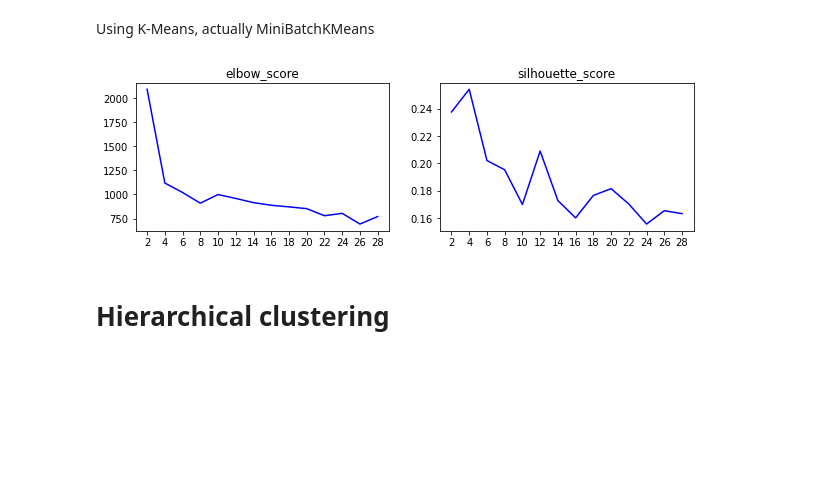
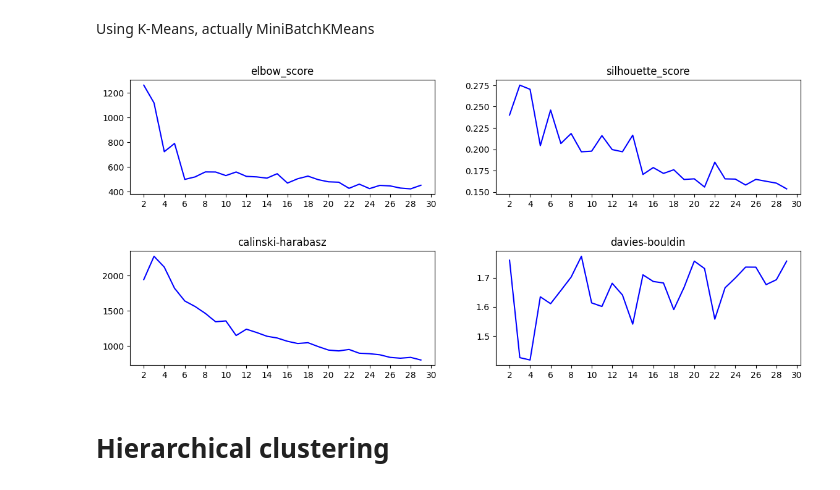
Before and after one commit to adgiz05/spotify_unsupervised_learning, a Jupyter notebook: main.ipynb, the cells around one changed output. Saved outputs shown, nothing was run; the diff lists cells and outputs as text; code cells hidden in the pictures; blank space fills up the shorter version.

Commit message:
hierarchical clustering and kmeans metrics

```diff
--- a/main.ipynb
+++ b/main.ipynb
@@ -83,7 +84,7 @@ dataset = scaler.transform(dataset)
 # %% [markdown]
 Defining the metrics function
 # %%
-def elbow_score(dataset, model):
+def elbow_score(dataset, labels, model):
     centroids = model.cluster_centers_
     #Calculating shoulder metric
     curr_elb = 0
@@ -94,7 +95,7 @@ def elbow_score(dataset, model):
     return curr_elb
 
 
-def clustering_metrics(dataset, model_str, range_, plot=False):
+def clustering_metrics(dataset, model_str, range_, plot=False, save=False):
     elb, sil, c_h, d_b = [], [], [], []
 
     for k in tqdm(range_):
@@ -103,26 +104,29 @@ def clustering_metrics(dataset, model_str, range_, plot=False):
 
         labels = model.predict(dataset)
 
-        if model_str == 'kmeans': elb.append(elbow_score(dataset, model))
+        if model_str == 'kmeans': elb.append(elbow_score(dataset, labels, model))
         sil.append(silhouette_score(dataset, labels))
-        #c_h.append(calinski_harabasz_score(dataset, labels))
-        #d_b.append(davies_bouldin_score(dataset, labels))
+        c_h.append(calinski_harabasz_score(dataset, labels))
+        d_b.append(davies_bouldin_score(dataset, labels))
 
-    metrics = {
-        'silhouette_score'  : sil,
-        #'calinski-harabasz' : c_h,
-        #'davies-bouldin'    : d_b
-    }
+    metrics = {}
 
     if model_str == 'kmeans': metrics['elbow_score'] = elb
 
+    metrics['silhouette_score']     = sil
+    metrics['calinski-harabasz']    = c_h
+    metrics['davies-bouldin']       = d_b
+
+
     if plot:
-        plt.figure(figsize=(10, 6))
+        plt.figure(figsize=(14, 6))
         for i, (title, values) in enumerate(zip(metrics.keys(), metrics.values())):
             plt.subplot(2, 2, i+1)
+            plt.subplots_adjust(hspace=0.5)
             plt.title(title)
-            plt.xticks(range_)
+            plt.xticks(range(2, 32, 2))
             plt.plot(range_, values, 'b-')
+            if save is True: plt.savefig(f'./images/{model_str}_metrics.png')
 
     return metrics
 # %% [markdown]
@@ -130,9 +134,9 @@ def clustering_metrics(dataset, model_str, range_, plot=False):
 # %% [markdown]
 Using K-Means, actually MiniBatchKMeans
 # %%
-metrics = clustering_metrics(dataset, 'kmeans', range(2, 30, 2), plot=True)
+metrics = clustering_metrics(dataset, 'kmeans', range(2, 30), plot=True, save=True)
 # %% [output]
-[figure, old version]
+[figure, new version]
 # %% [markdown]
 # Hierarchical clustering
 # %%
```
Also changed, not shown: parts of 4 cells of this notebook, 4 other files.
